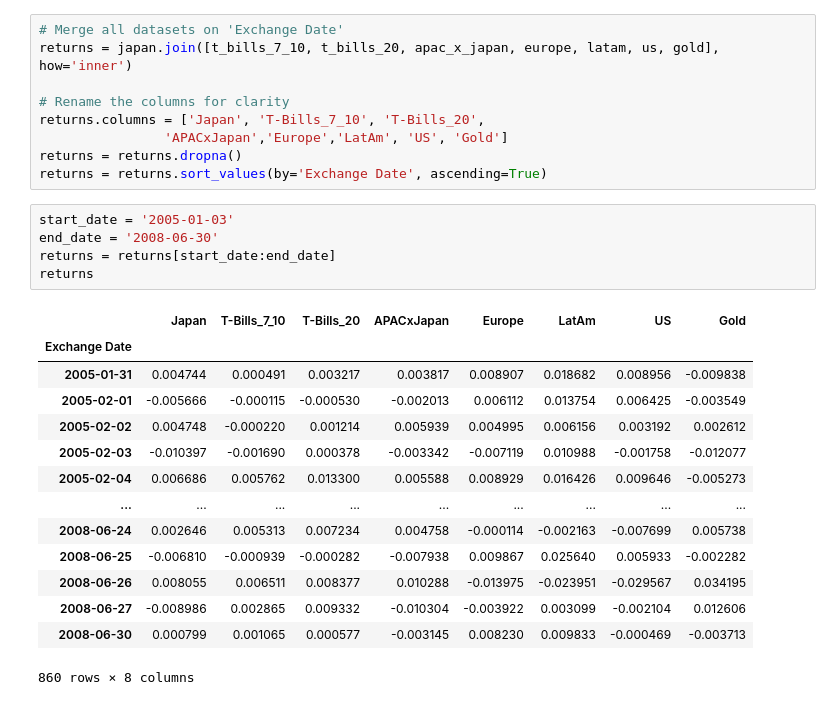
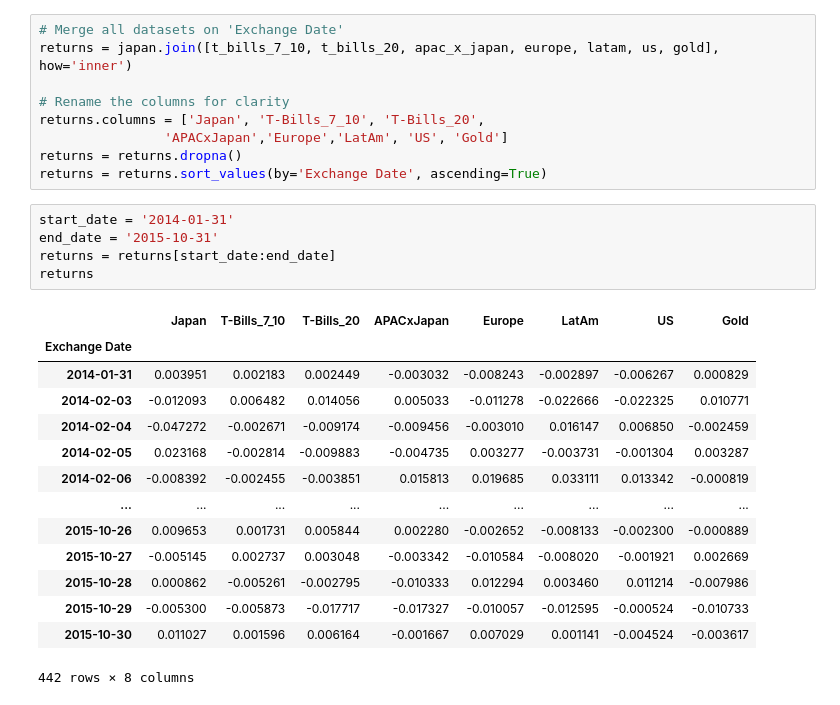
Before and after one commit to plaishev/asset_mgmt_seminar, a Jupyter notebook: Min_Var_Simulations/Min_Var_low_2014_2015.ipynb, the cells around one changed output. Drawn from its saved outputs; the diff is of its cells as text.

```diff
--- a/Min_Var_Simulations/Min_Var_low_2014_2015.ipynb
+++ b/Min_Var_Simulations/Min_Var_low_2014_2015.ipynb
@@ -58,25 +58,25 @@ returns.columns = ['Japan', 'T-Bills_7_10', 'T-Bills_20',
 returns = returns.dropna()
 returns = returns.sort_values(by='Exchange Date', ascending=True)
 # %%
-start_date = '2005-01-03'
-end_date = '2008-06-30'
+start_date = '2014-01-31'
+end_date = '2015-10-31'
 returns = returns[start_date:end_date]
 returns
 # %% [output]
 |  | Japan | T-Bills_7_10 | T-Bills_20 | APACxJapan | Europe | LatAm | US | Gold |
 | Exchange Date |  |  |  |  |  |  |  |  |
-| 2005-01-31 | 0.004744 | 0.000491 | 0.003217 | 0.003817 | 0.008907 | 0.018682 | 0.008956 | -0.009838 |
-| 2005-02-01 | -0.005666 | -0.000115 | -0.000530 | -0.002013 | 0.006112 | 0.013754 | 0.006425 | -0.003549 |
-| 2005-02-02 | 0.004748 | -0.000220 | 0.001214 | 0.005939 | 0.004995 | 0.006156 | 0.003192 | 0.002612 |
-| 2005-02-03 | -0.010397 | -0.001690 | 0.000378 | -0.003342 | -0.007119 | 0.010988 | -0.001758 | -0.012077 |
-| 2005-02-04 | 0.006686 | 0.005762 | 0.013300 | 0.005588 | 0.008929 | 0.016426 | 0.009646 | -0.005273 |
+| 2014-01-31 | 0.003951 | 0.002183 | 0.002449 | -0.003032 | -0.008243 | -0.002897 | -0.006267 | 0.000829 |
+| 2014-02-03 | -0.012093 | 0.006482 | 0.014056 | 0.005033 | -0.011278 | -0.022666 | -0.022325 | 0.010771 |
+| 2014-02-04 | -0.047272 | -0.002671 | -0.009174 | -0.009456 | -0.003010 | 0.016147 | 0.006850 | -0.002459 |
+| 2014-02-05 | 0.023168 | -0.002814 | -0.009883 | -0.004735 | 0.003277 | -0.003731 | -0.001304 | 0.003287 |
+| 2014-02-06 | -0.008392 | -0.002455 | -0.003851 | 0.015813 | 0.019685 | 0.033111 | 0.013342 | -0.000819 |
 | ... | ... | ... | ... | ... | ... | ... | ... | ... |
-| 2008-06-24 | 0.002646 | 0.005313 | 0.007234 | 0.004758 | -0.000114 | -0.002163 | -0.007699 | 0.005738 |
-| 2008-06-25 | -0.006810 | -0.000939 | -0.000282 | -0.007938 | 0.009867 | 0.025640 | 0.005933 | -0.002282 |
-| 2008-06-26 | 0.008055 | 0.006511 | 0.008377 | 0.010288 | -0.013975 | -0.023951 | -0.029567 | 0.034195 |
-| 2008-06-27 | -0.008986 | 0.002865 | 0.009332 | -0.010304 | -0.003922 | 0.003099 | -0.002104 | 0.012606 |
-| 2008-06-30 | 0.000799 | 0.001065 | 0.000577 | -0.003145 | 0.008230 | 0.009833 | -0.000469 | -0.003713 |
+| 2015-10-26 | 0.009653 | 0.001731 | 0.005844 | 0.002280 | -0.002652 | -0.008133 | -0.002300 | -0.000889 |
+| 2015-10-27 | -0.005145 | 0.002737 | 0.003048 | -0.003342 | -0.010584 | -0.008020 | -0.001921 | 0.002669 |
+| 2015-10-28 | 0.000862 | -0.005261 | -0.002795 | -0.010333 | 0.012294 | 0.003460 | 0.011214 | -0.007986 |
+| 2015-10-29 | -0.005300 | -0.005873 | -0.017717 | -0.017327 | -0.010057 | -0.012595 | -0.000524 | -0.010733 |
+| 2015-10-30 | 0.011027 | 0.001596 | 0.006164 | -0.001667 | 0.007029 | 0.001141 | -0.004524 | -0.003617 |
-860 rows × 8 columns
+442 rows × 8 columns
 # %%
 #### Min Var Portfolio Construction #### ver 2.2
 
```
Also changed, not shown: parts of 2 cells of this notebook, 18 other files.
